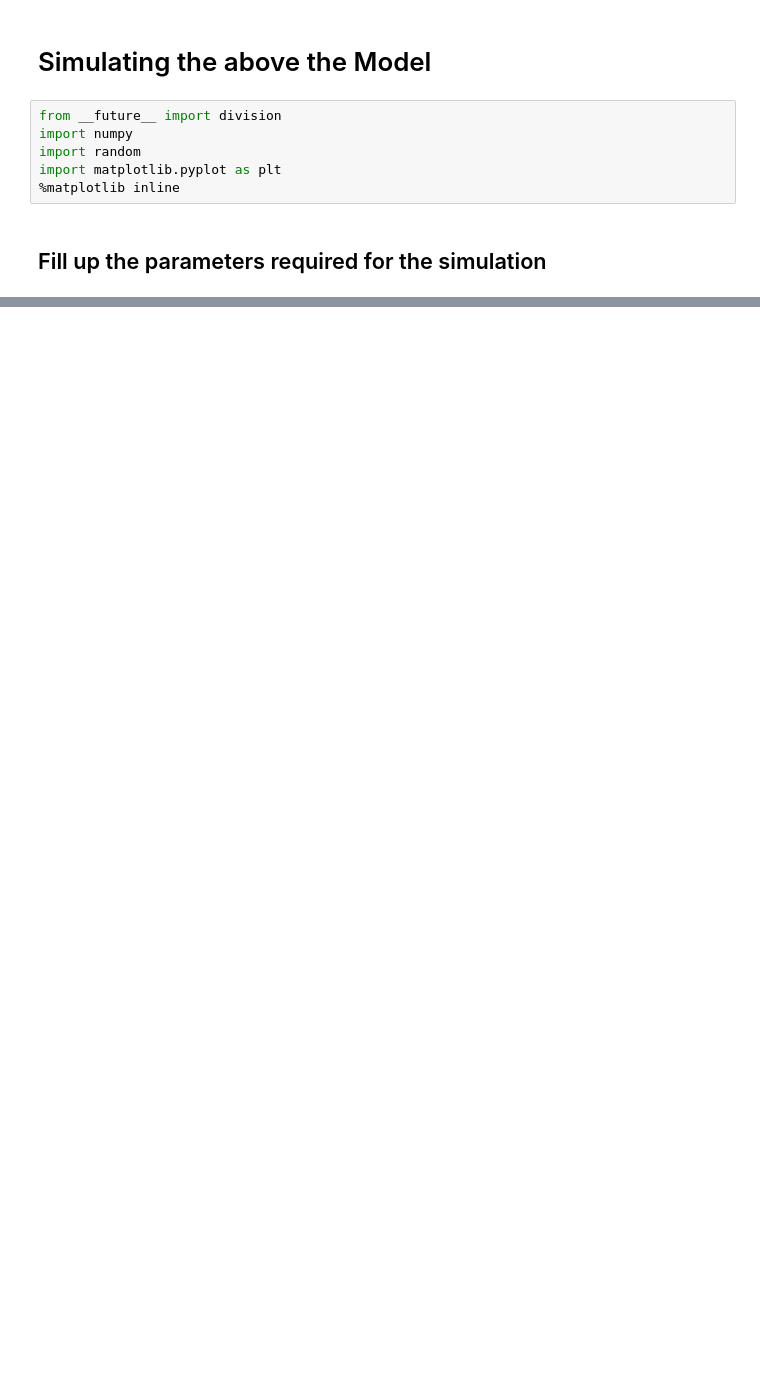
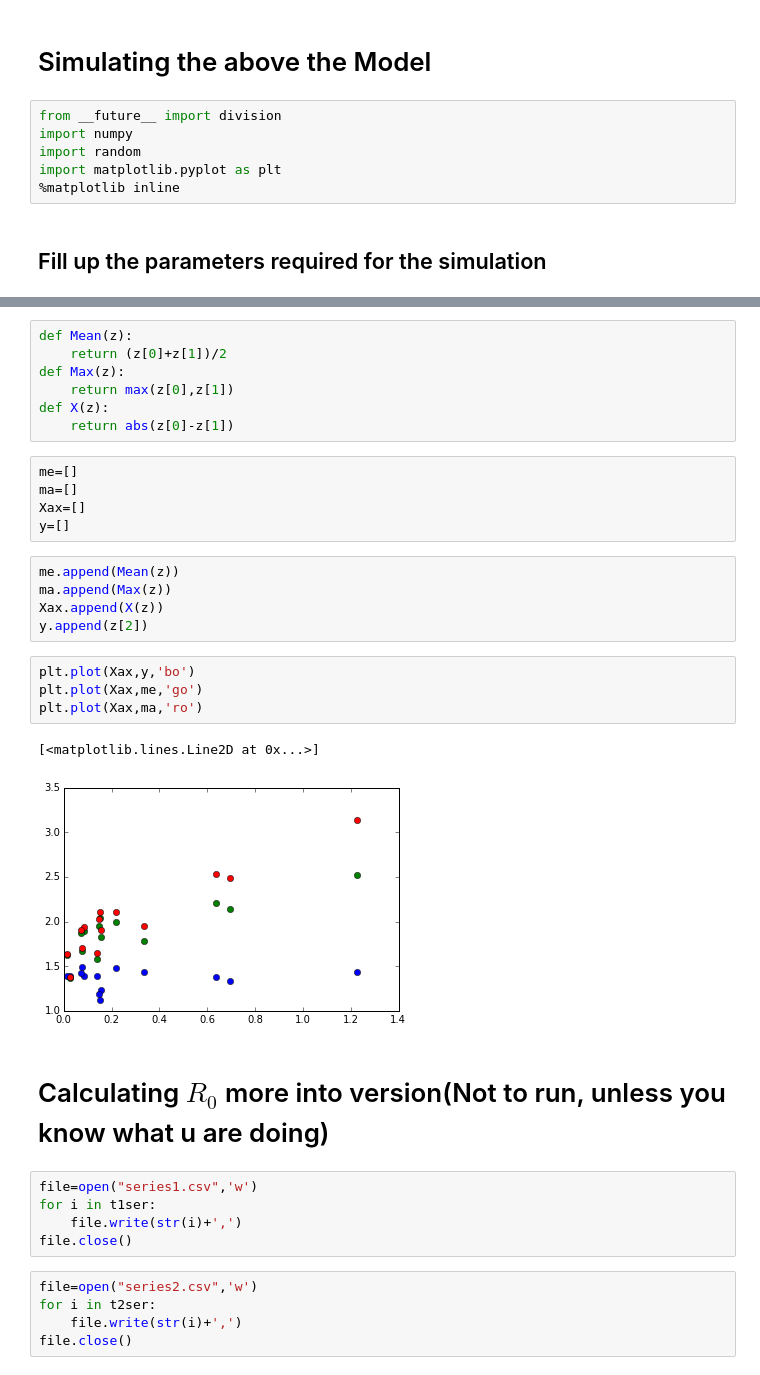
Before and after one commit to Jayanth-kumar5566/Stochastic-Simulations, a Jupyter notebook: Stochastic_stimulation_SIR/SIR 2 Cities.ipynb, the cells around one changed output, grey strips where cells are left out. Drawn from its saved outputs; the diff is of its cells as text; blank space fills up the shorter version.

```diff
--- a/Stochastic_stimulation_SIR/SIR 2 Cities.ipynb
+++ b/Stochastic_stimulation_SIR/SIR 2 Cities.ipynb
@@ -189,0 +317,36 @@ plt.show()
+# %%
+def Mean(z):
+    return (z[0]+z[1])/2
+def Max(z):
+    return max(z[0],z[1])
+def X(z):
+    return abs(z[0]-z[1])
+# %%
+me=[]
+ma=[]
+Xax=[]
+y=[]
+# %%
+me.append(Mean(z))
+ma.append(Max(z))
+Xax.append(X(z))
+y.append(z[2])
+# %%
+plt.plot(Xax,y,'bo')
+plt.plot(Xax,me,'go')
+plt.plot(Xax,ma,'ro')
+# %% [output]
+[<matplotlib.lines.Line2D at 0x...>]
+[figure, added]
+# %% [markdown]
+# Calculating $R_{0}$ more into version(Not to run, unless you know what u are doing)
+# %%
+file=open("series1.csv",'w')
+for i in t1ser:
+    file.write(str(i)+',')
+file.close()
+# %%
+file=open("series2.csv",'w')
+for i in t2ser:
+    file.write(str(i)+',')
+file.close()
```
Also changed, not shown: parts of 20 cells of this notebook, 8 other files.
